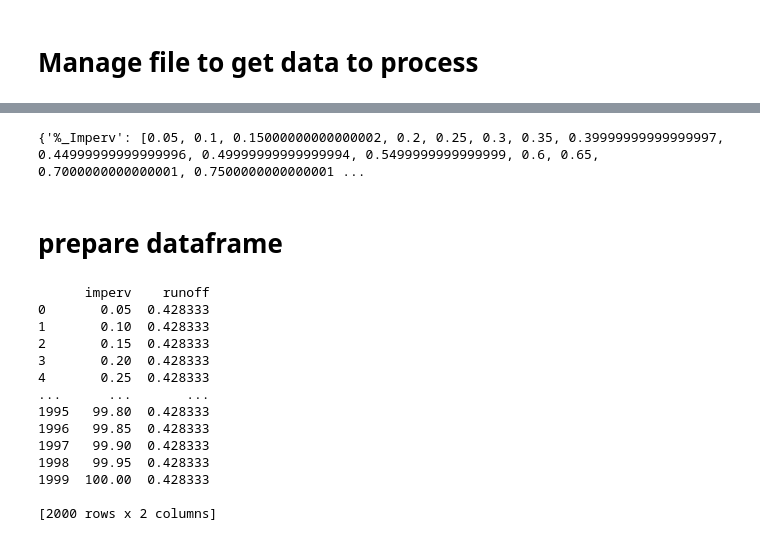
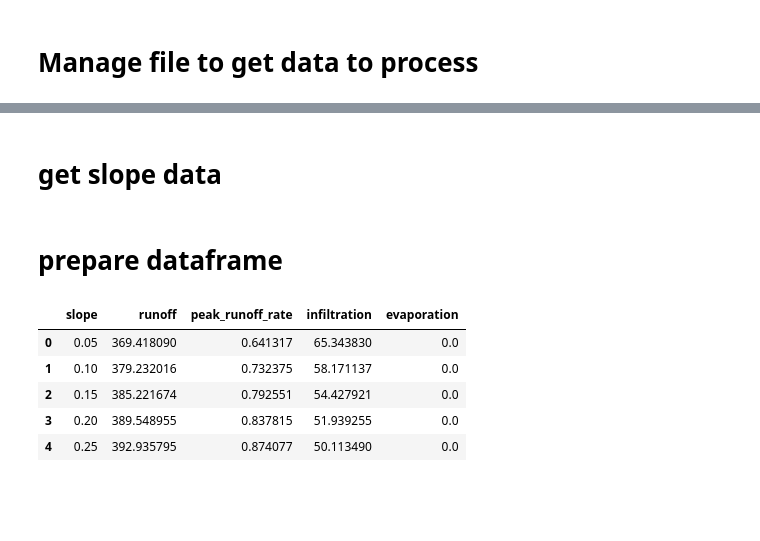
Before and after one commit to BuczynskiRafal/pipe_calculations, a Jupyter notebook: Catchments.ipynb, the cells around one changed output, grey strips where cells are left out. Saved outputs shown, nothing was run; the diff lists cells and outputs as text; code cells hidden in the pictures; blank space fills up the shorter version.

```diff
--- a/Catchments.ipynb
+++ b/Catchments.ipynb
@@ -67,6 +78,2 @@ imperv_data = get_runoff_with_imperv()
-# %%
-print(imperv_data)
-# dfa = pd.DataFrame(data=imperv_data, columns=["imperv", "runoff"])
-# dfa
-# %% [output]
-{'%_Imperv': [0.05, 0.1, 0.15000000000000002, 0.2, 0.25, 0.3, 0.35, 0.39999999999999997, 0.44999999999999996, 0.49999999999999994, 0.5499999999999999, 0.6, 0.65, 0.7000000000000001, 0.7500000000000001 ...
+# %% [markdown]
+# get slope data
@@ -73,22 +82,13 @@ print(imperv_data)
 # %% [markdown]
 # prepare dataframe
-# %%
-df_slope = pd.DataFrame(data=slope_data, columns=["slope", "runoff"])
-df_imperv = pd.DataFrame(data=imperv_data, columns=["imperv", "runoff"])
-print(df_imperv)
-# %% [output]
-      imperv    runoff
-0       0.05  0.428333
-1       0.10  0.428333
-2       0.15  0.428333
-3       0.20  0.428333
-4       0.25  0.428333
-...      ...       ...
-1995   99.80  0.428333
-1996   99.85  0.428333
-1997   99.90  0.428333
-1998   99.95  0.428333
-1999  100.00  0.428333
-
-[2000 rows x 2 columns]
+# %%
+df = pd.DataFrame(data=data)
+df.head()
+# %% [output]
+|  | slope | runoff | peak_runoff_rate | infiltration | evaporation |
+| 0 | 0.05 | 369.418090 | 0.641317 | 65.343830 | 0.0 |
+| 1 | 0.10 | 379.232016 | 0.732375 | 58.171137 | 0.0 |
+| 2 | 0.15 | 385.221674 | 0.792551 | 54.427921 | 0.0 |
+| 3 | 0.20 | 389.548955 | 0.837815 | 51.939255 | 0.0 |
+| 4 | 0.25 | 392.935795 | 0.874077 | 50.113490 | 0.0 |
 # %% [markdown]
```
Also changed, not shown: parts of 13 cells of this notebook.
